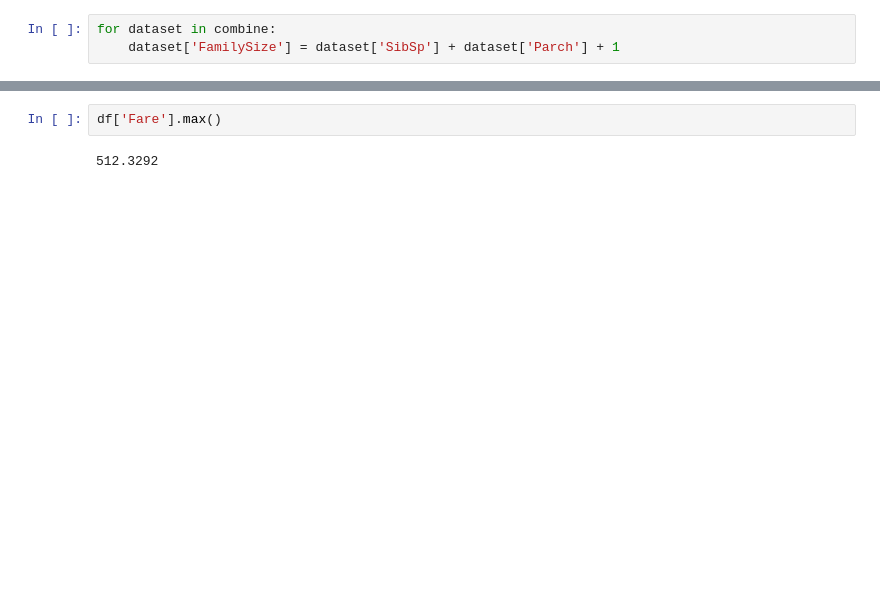
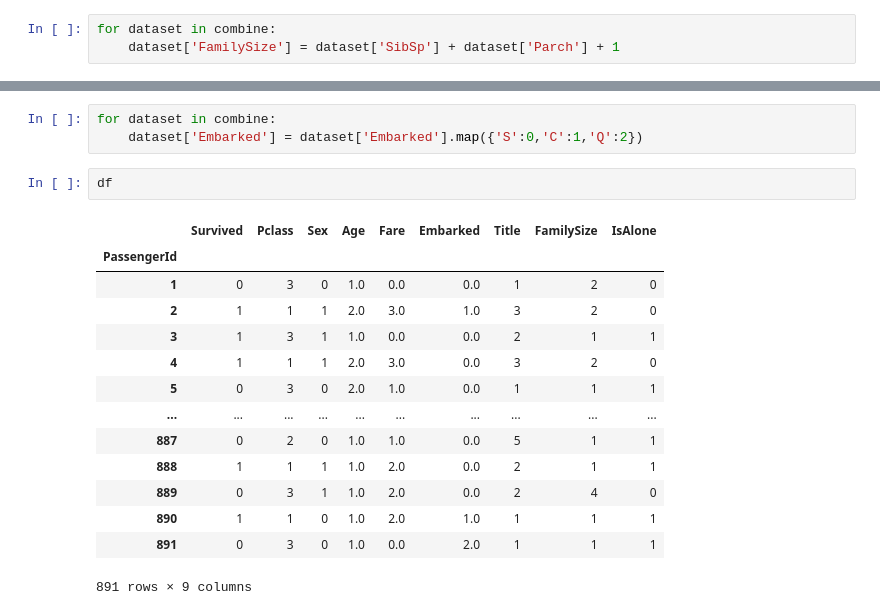
Before and after one commit to isoori/Titanic-Machine-Learning-from-Disaster, a Jupyter notebook: Untitled.ipynb, the cells around one changed output, grey strips where cells are left out. Cells and saved outputs as stored; diff of their text form; blank space fills up the shorter version.

```diff
--- a/Untitled.ipynb
+++ b/Untitled.ipynb
@@ -326,5 +313,21 @@ for dataset in combine:
+# %%
+for dataset in combine:
+    dataset['Embarked'] = dataset['Embarked'].map({'S':0,'C':1,'Q':2})
 # %%
-df['Fare'].max()
+df
 # %% [output]
+|  | Survived | Pclass | Sex | Age | Fare | Embarked | Title | FamilySize | IsAlone |
+| PassengerId |  |  |  |  |  |  |  |  |  |
+| 1 | 0 | 3 | 0 | 1.0 | 0.0 | 0.0 | 1 | 2 | 0 |
+| 2 | 1 | 1 | 1 | 2.0 | 3.0 | 1.0 | 3 | 2 | 0 |
+| 3 | 1 | 3 | 1 | 1.0 | 0.0 | 0.0 | 2 | 1 | 1 |
+| 4 | 1 | 1 | 1 | 2.0 | 3.0 | 0.0 | 3 | 2 | 0 |
+| 5 | 0 | 3 | 0 | 2.0 | 1.0 | 0.0 | 1 | 1 | 1 |
+| ... | ... | ... | ... | ... | ... | ... | ... | ... | ... |
+| 887 | 0 | 2 | 0 | 1.0 | 1.0 | 0.0 | 5 | 1 | 1 |
+| 888 | 1 | 1 | 1 | 1.0 | 2.0 | 0.0 | 2 | 1 | 1 |
+| 889 | 0 | 3 | 1 | 1.0 | 2.0 | 0.0 | 2 | 4 | 0 |
+| 890 | 1 | 1 | 0 | 1.0 | 2.0 | 1.0 | 1 | 1 | 1 |
+| 891 | 0 | 3 | 0 | 1.0 | 0.0 | 2.0 | 1 | 1 | 1 |
-512.3292
+891 rows × 9 columns
 # %%
```
Also changed, not shown: parts of 14 cells of this notebook.
